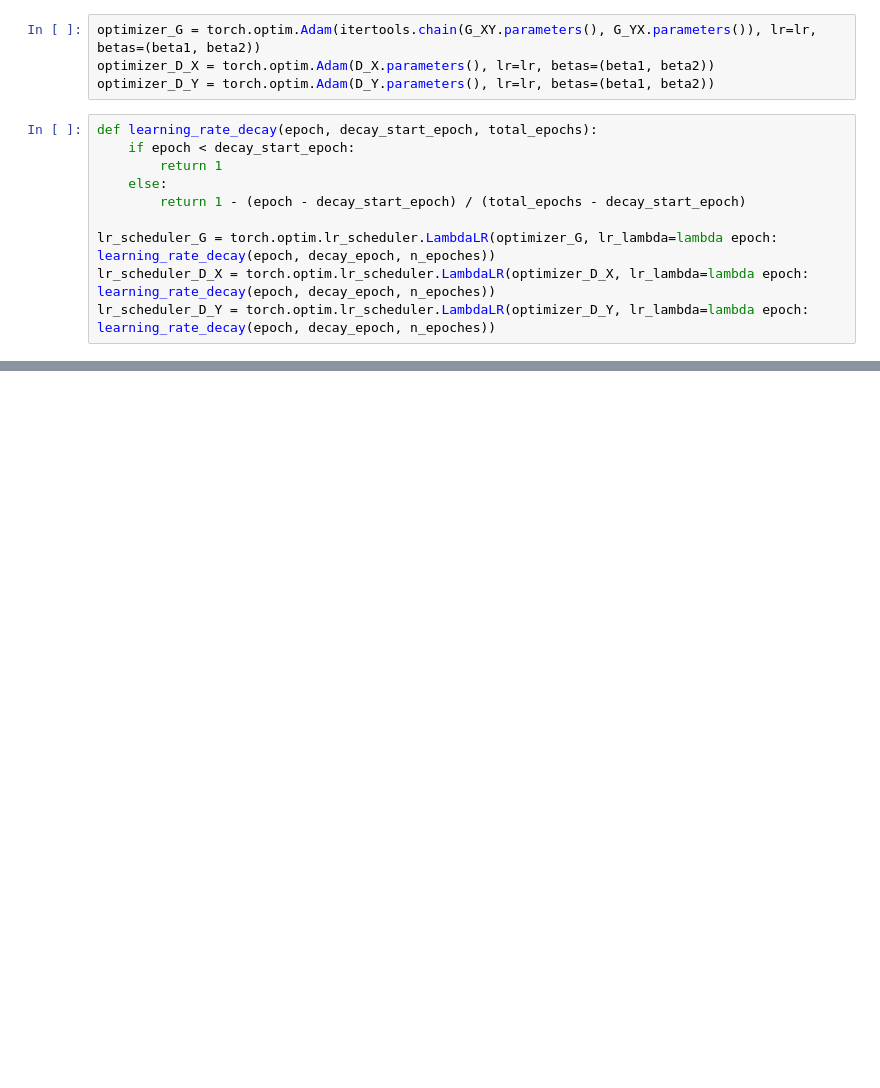
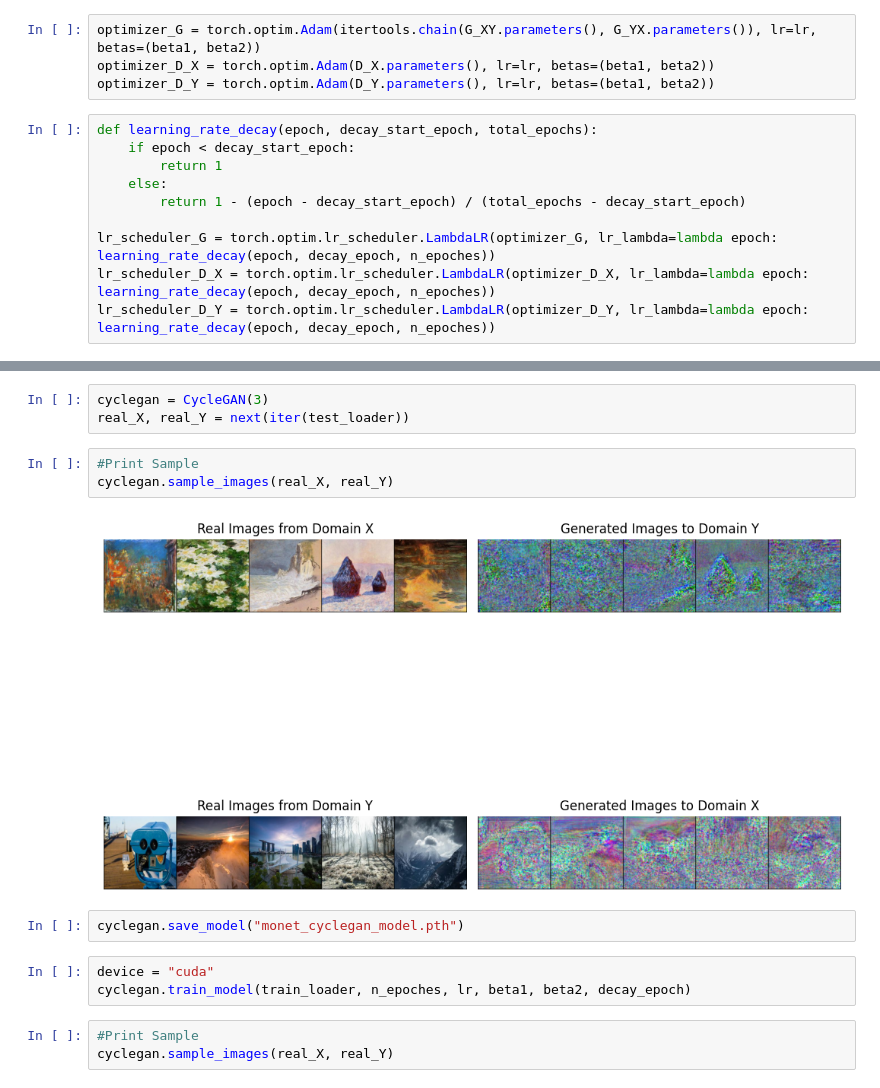
Before and after one commit to morrissoftware1229/MonetGAN, a Jupyter notebook: MonetGAN.ipynb, the cells around one changed output, grey strips where cells are left out. Saved outputs shown, nothing was run; the diff lists cells and outputs as text; blank space fills up the shorter version.

```diff
--- a/MonetGAN.ipynb
+++ b/MonetGAN.ipynb
@@ -252,0 +465,16 @@ sample_images(real_X, real_Y)
+# %%
+cyclegan = CycleGAN(3)
+real_X, real_Y = next(iter(test_loader))
+# %%
+#Print Sample
+cyclegan.sample_images(real_X, real_Y)
+# %% [output]
+[figure, added]
+# %%
+cyclegan.save_model("monet_cyclegan_model.pth")
+# %%
+device = "cuda"
+cyclegan.train_model(train_loader, n_epoches, lr, beta1, beta2, decay_epoch)
+# %%
+#Print Sample
+cyclegan.sample_images(real_X, real_Y)
```
Also changed, not shown: parts of 9 cells of this notebook.
